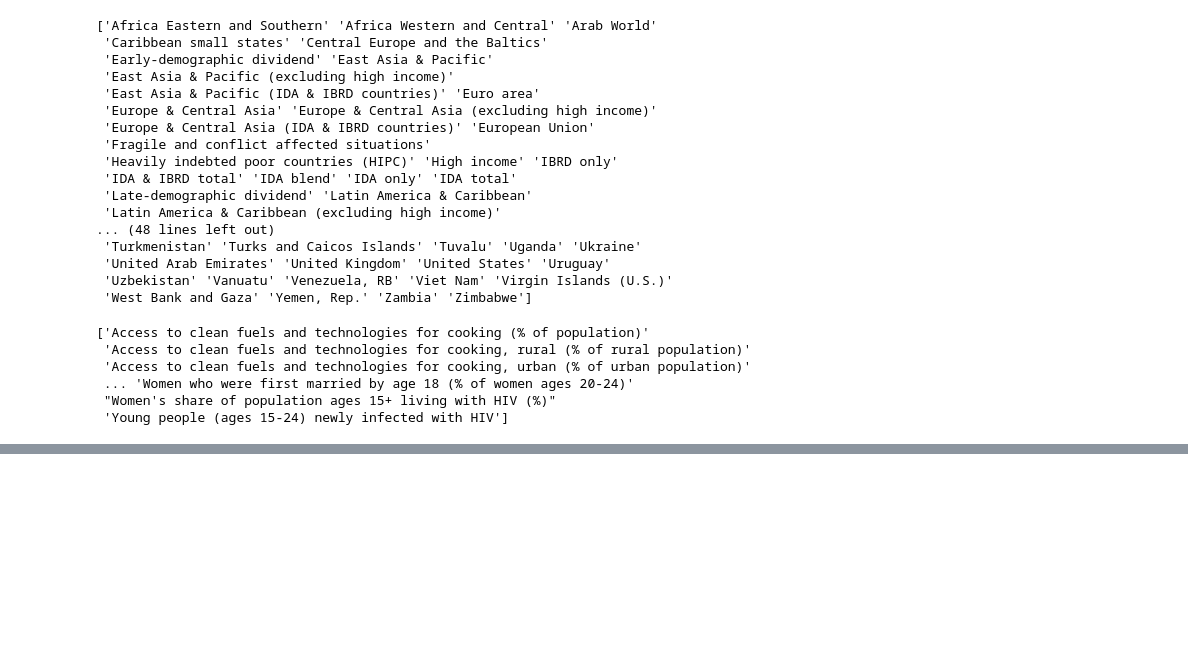
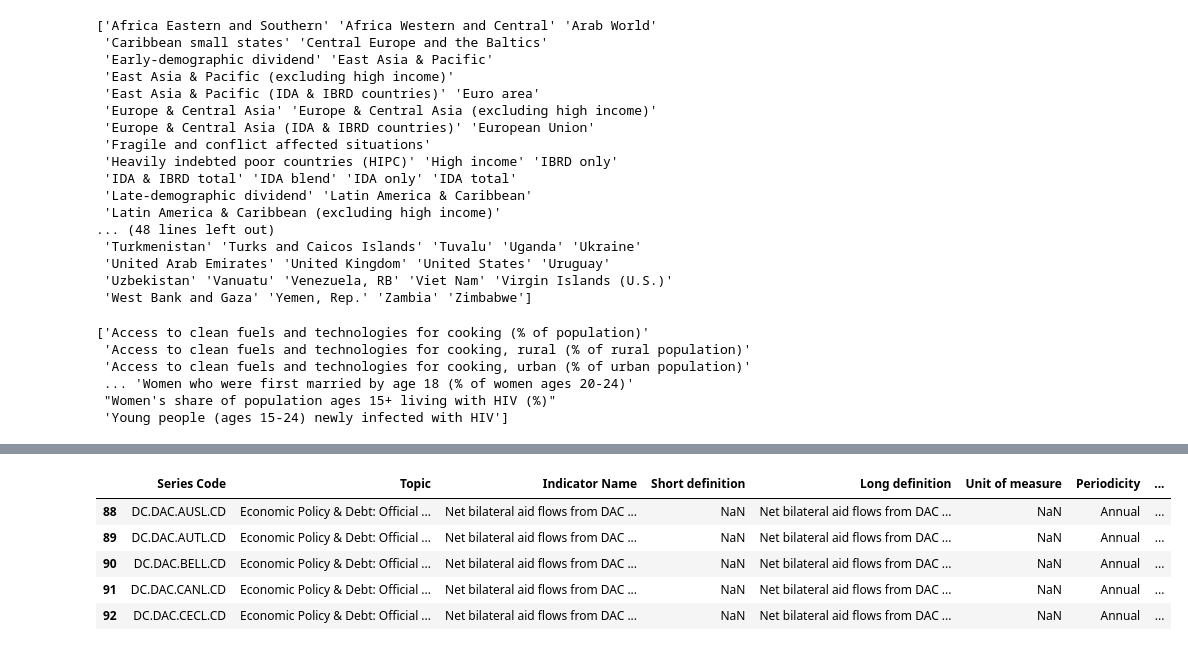
Before and after one commit to mseshan/DS3001Project, a Jupyter notebook: wrangling.ipynb, the cells around one changed output, grey strips where cells are left out. Cells and saved outputs as stored; diff of their text form; code cells hidden in the pictures; blank space fills up the shorter version.

```diff
--- a/wrangling.ipynb
+++ b/wrangling.ipynb
@@ -40,3 +40,7 @@ print(wdi['Indicator Name'].unique())
  ... 'Women who were first married by age 18 (% of women ages 20-24)'
  "Women's share of population ages 15+ living with HIV (%)"
  'Young people (ages 15-24) newly infected with HIV']
+# %%
+info = pd.read_csv('/Users/gracesaunders/Downloads/World Development Indicators Jan 28 2025 (1)/WDISeries.csv')
+info.head()
+print(info['Topic'].unique())
@@ -42,0 +65,10 @@ print(wdi['Indicator Name'].unique())
+# %%
+oda = info[info['Topic'] == 'Economic Policy & Debt: Official development assistance']
+oda.head()
+# %% [output]
+|  | Series Code | Topic | Indicator Name | Short definition | Long definition | Unit of measure | Periodicity | ... |
+| 88 | DC.DAC.AUSL.CD | Economic Policy & Debt: Official ... | Net bilateral aid flows from DAC ... | NaN | Net bilateral aid flows from DAC ... | NaN | Annual | ... |
+| 89 | DC.DAC.AUTL.CD | Economic Policy & Debt: Official ... | Net bilateral aid flows from DAC ... | NaN | Net bilateral aid flows from DAC ... | NaN | Annual | ... |
+| 90 | DC.DAC.BELL.CD | Economic Policy & Debt: Official ... | Net bilateral aid flows from DAC ... | NaN | Net bilateral aid flows from DAC ... | NaN | Annual | ... |
+| 91 | DC.DAC.CANL.CD | Economic Policy & Debt: Official ... | Net bilateral aid flows from DAC ... | NaN | Net bilateral aid flows from DAC ... | NaN | Annual | ... |
+| 92 | DC.DAC.CECL.CD | Economic Policy & Debt: Official ... | Net bilateral aid flows from DAC ... | NaN | Net bilateral aid flows from DAC ... | NaN | Annual | ... |
```
Also changed, not shown: parts of 1 cell of this notebook.
